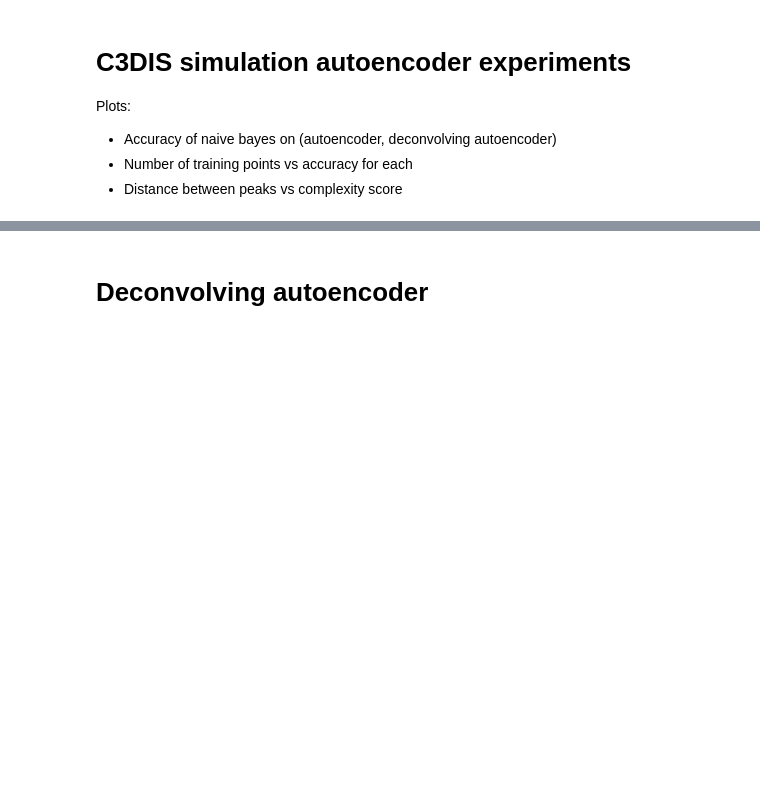
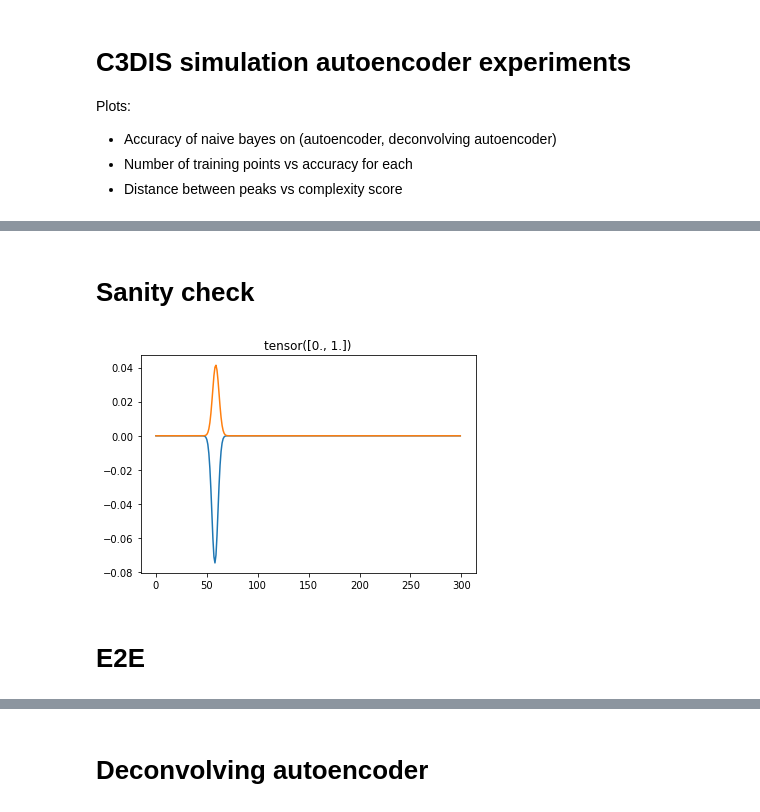
Before and after one commit to MatthewJA/brushtail, a Jupyter notebook: c3dis-simulation-autoencoder-experiments.ipynb, the cells around one changed output, grey strips where cells are left out. Saved outputs shown, nothing was run; the diff lists cells and outputs as text; code cells hidden in the pictures; blank space fills up the shorter version.

```diff
--- a/c3dis-simulation-autoencoder-experiments.ipynb
+++ b/c3dis-simulation-autoencoder-experiments.ipynb
@@ -131,27 +127,38 @@ class DeconvolvingAutoencoder(nn.Module):
 # %%
 min_phi = -1000
 max_phi = 1000
+phi_padding = 25
 phi_sampling = 300
 max_noise = 0.005
-n_spectra = 1000
+n_spectra = 10000
+max_N = 20000
 
 # Generate some Faraday spectra for this epoch.
 
 # True parameters: peak positions, amplitudes, and phases.
-depths = numpy.random.randint(0, phi_sampling, size=(n_spectra, 2))
+depths = numpy.random.randint(phi_padding, phi_sampling - phi_padding, size=(n_spectra, 2))
 amps = numpy.random.uniform(0, 1, size=(n_spectra, 2))
-simple = numpy.random.binomial(1, 0.5, size=(n_spectra,))
+simple = numpy.random.binomial(1, 0.5, size=(n_spectra,)).astype(bool)
 amps[simple, 1] = 0
+print(amps[simple].sum(axis=0))
 phases = numpy.random.uniform(-numpy.pi, numpy.pi, size=(n_spectra, 2))
 # spectra stores the real and imaginary components.
 spectra = numpy.zeros((n_spectra, 2, phi_sampling))
-for p in range(2):
-    spectra[numpy.arange(n_spectra), 0, depths[:, p]] = amps[:, p] * numpy.cos(phases[:, p])
-    spectra[numpy.arange(n_spectra), 1, depths[:, p]] = amps[:, p] * numpy.sin(phases[:, p])
+
+for i in tqdm(range(n_spectra)):
+    for p in range(2):
+        if p == 1:
+            if simple[i] and amps[i, p]:
+                print(simple[i], amps[i, :])
+                raise RuntimeError()
+        spectra[i, 0, depths[i, p]] = amps[i, p] * numpy.cos(phases[i, p])
+        spectra[i, 1, depths[i, p]] = amps[i, p] * numpy.sin(phases[i, p])
+#     spectra[numpy.arange(n_spectra), 0, depths[:, p]] = amps[:, p] * numpy.cos(phases[:, p])
+#     spectra[numpy.arange(n_spectra), 1, depths[:, p]] = amps[:, p] * numpy.sin(phases[:, p])
 # Blur this to get the "groundtruth".
 spectra_blurred = scipy.ndimage.gaussian_filter1d(spectra, sigma=3, axis=-1)
 # Add noise to get the input.
 spectra_noisy = spectra + numpy.random.normal(scale=max_noise,
                                               size=spectra.shape)
-torch_X = torch.from_numpy(spectra_noisy).float()
-torch_T = torch.from_numpy(spectra_blurred).float()
+torch_X = torch.from_numpy(spectra_noisy).float()[:max_N]
+torch_T = torch.from_numpy(spectra_blurred).float()[:max_N]
@@ -198,0 +210,13 @@ DeconvolvingAutoencoder(
+# %% [markdown]
+# Sanity check
+# %%
+%matplotlib inline
+for i in range(1):
+    plt.plot(torch_T[i].detach().numpy()[0])
+    plt.plot(torch_T[i].detach().numpy()[1])
+    plt.title(torch_labels[i])
+    plt.show()
+# %% [output]
+[figure, added]
+# %% [markdown]
+# E2E
```
Also changed, not shown: parts of 26 cells of this notebook, 2 other files.
